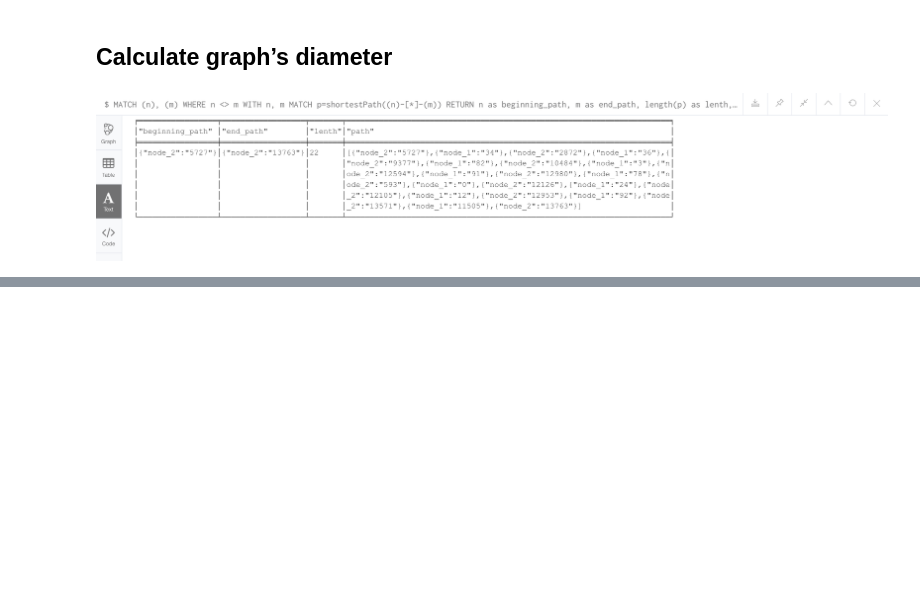
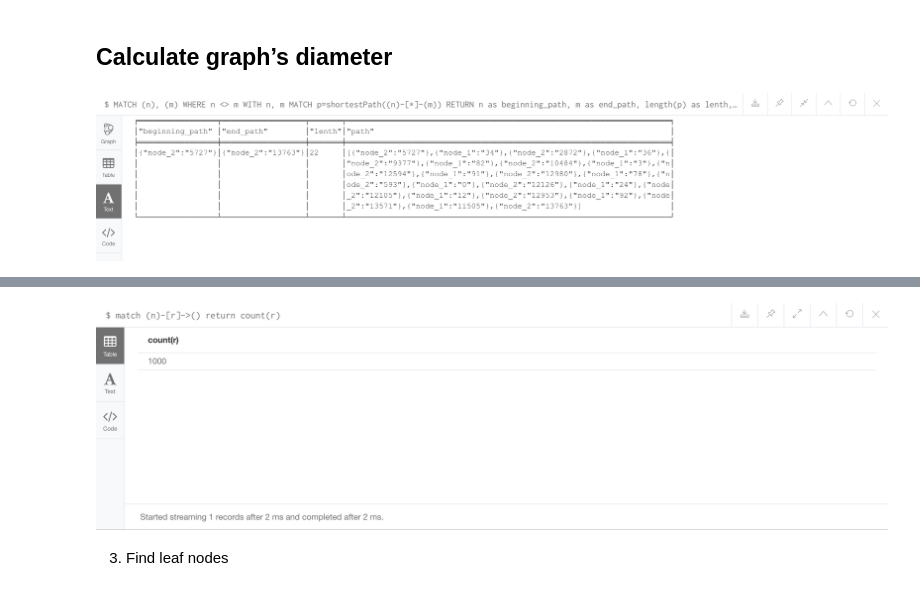
Before and after one commit to olga0503/DATA-620, a Jupyter notebook: Week 3 Assignment.ipynb, the cells around one changed output, grey strips where cells are left out. Cells and saved outputs as stored; diff of their text form; code cells hidden in the pictures; blank space fills up the shorter version.

```diff
--- a/Week 3 Assignment.ipynb
+++ b/Week 3 Assignment.ipynb
@@ -33,0 +51,7 @@ Image(filename="x2.png")
+# %%
+from IPython.display import Image
+Image(filename="x5.png")
+# %% [output]
+[figure, added]
+# %% [markdown]
+3. Find leaf nodes
```
Also changed, not shown: parts of 14 cells of this notebook.
